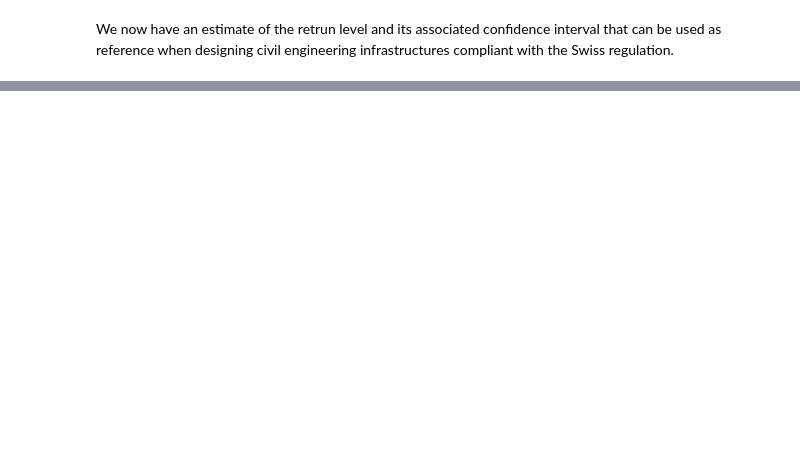
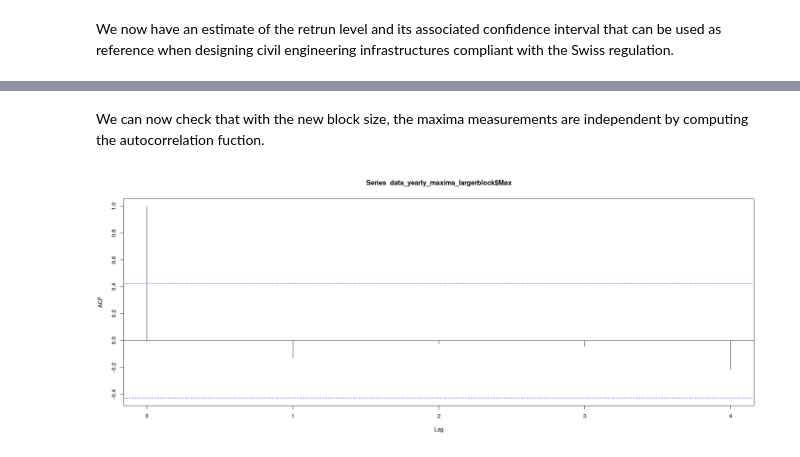
Before and after one commit to foen-admin-ch/groundwater-extreme-analysis, a Jupyter notebook: notebooks/example_2.ipynb, the cells around one changed output, grey strips where cells are left out. Saved outputs shown, nothing was run; the diff lists cells and outputs as text; code cells hidden in the pictures; blank space fills up the shorter version.

Commit message:
add increased block size example to example 2

```diff
--- a/notebooks/example_2.ipynb
+++ b/notebooks/example_2.ipynb
@@ -254,0 +259,17 @@ We now have an estimate of the retrun level and its associated confidence interv
+# %%
+#Initialize dataframe with first row of maxima dataframe
+data_yearly_maxima_largerblock <- data_yearly_maxima[1,]
+
+# Define new block size (number of years)
+block_size <- 2
+
+#Compute the maxima of the new larger blocks
+for(i in 1:floor(dim(data_yearly_maxima)[1] / block_size)){
+    indexes <- (block_size) * (i - 1) + 1:block_size #Index for years belonging to the same block
+    pos <- which.max(data_yearly_maxima$Max[indexes]) # Find maxima within block
+    data_yearly_maxima_largerblock[i,] <- data_yearly_maxima[indexes[pos],] # Store new block maxima
+    data_yearly_maxima_largerblock[i,1] <- min(data_yearly_maxima$Jahre[indexes]) # Keep first year of block as reference
+}
+
+# Display the first 6 rows
+head(data_yearly_maxima_largerblock)
@@ -254,0 +286,7 @@ We now have an estimate of the retrun level and its associated confidence interv
+# %% [markdown]
+We can now check that with the new block size, the maxima measurements are independent by computing the autocorrelation fuction.
+# %%
+#Compute the auto-correlation between yearly maxima
+acf(data_yearly_maxima_largerblock$Max, lag = 4, na.action = na.pass)
+# %% [output]
+[figure, added]
```
Also changed, not shown: parts of 17 cells of this notebook, 1 other file.
